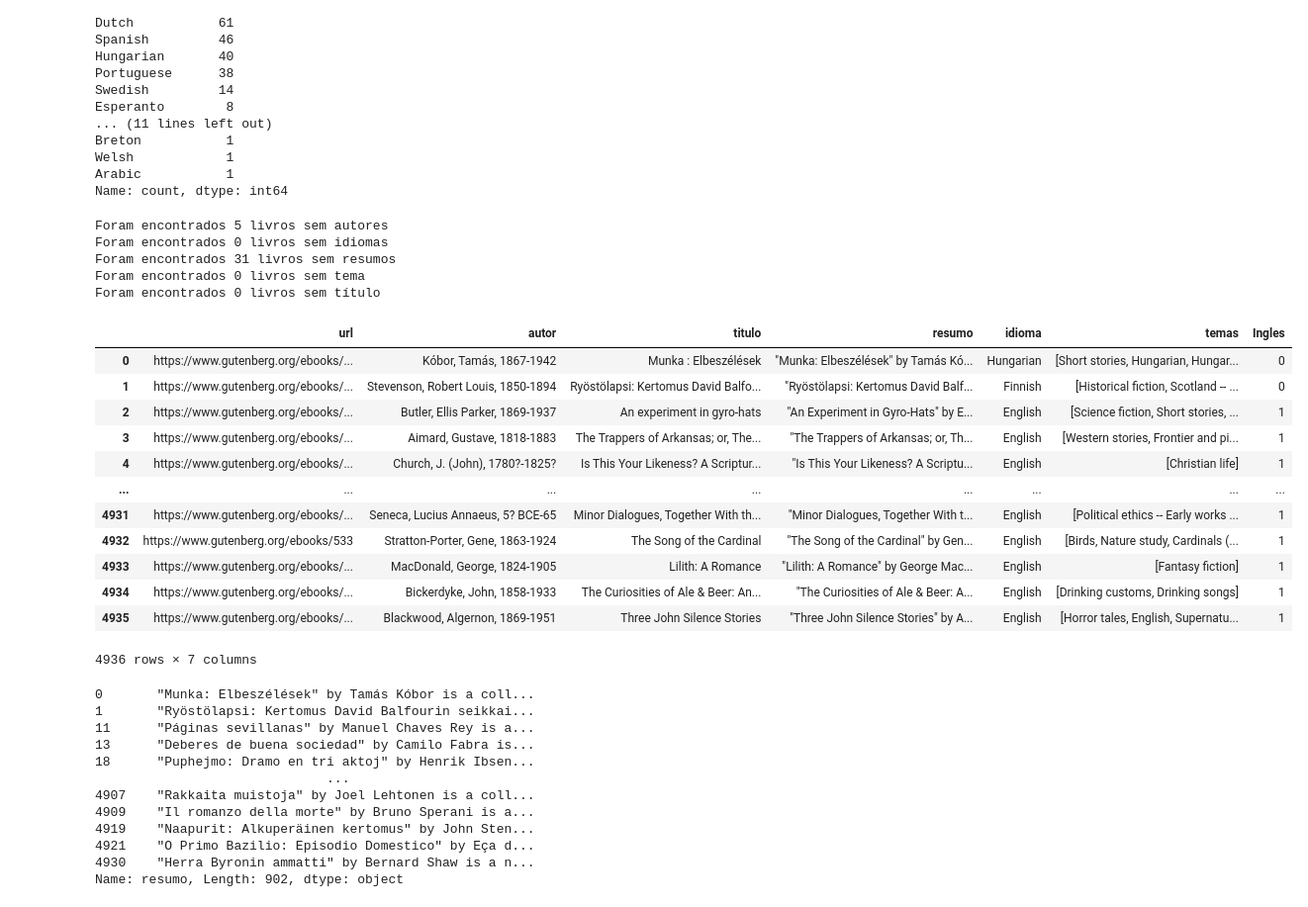
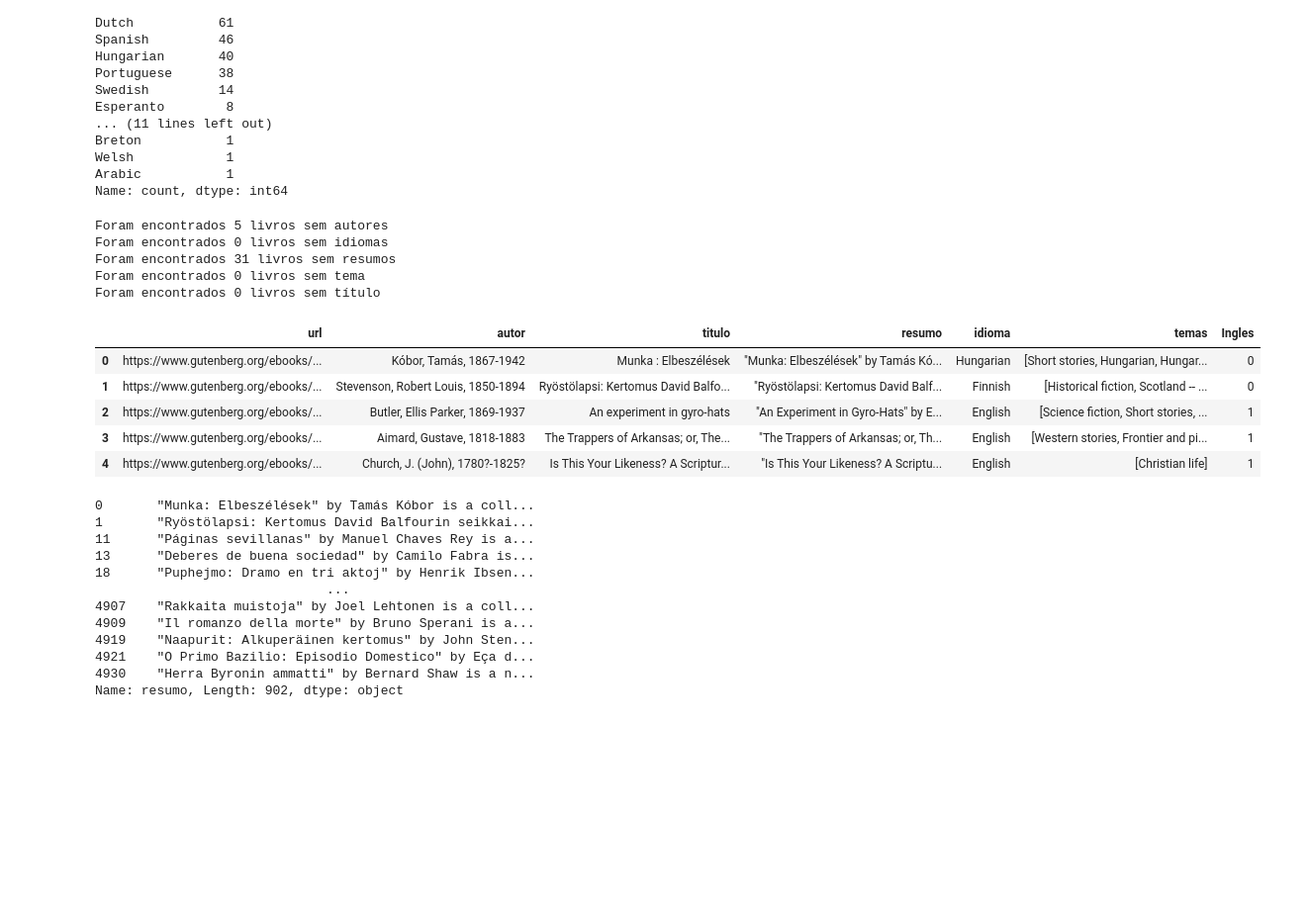
Before and after one commit to Joao-Izzi/web_scrapping_projeto, a Jupyter notebook: web_scrapping.ipynb, the cells around one changed output. Shown at 99% size. Saved outputs shown, nothing was run; the diff lists cells and outputs as text; code cells hidden in the pictures; blank space fills up the shorter version.

```diff
--- a/web_scrapping.ipynb
+++ b/web_scrapping.ipynb
@@ -435,38 +435,31 @@ Name: count, dtype: int64
 # %%
 print(f"Foram encontrados {sum(dados["autor"] == "Não foi possível obter")} livros sem autores")
 print(f"Foram encontrados {sum(dados["idioma"] == "Não foi possível obter")} livros sem idiomas")
 print(f"Foram encontrados {sum(dados["resumo"] == "Não foi possível obter")} livros sem resumos")
 print(f"Foram encontrados {sum(dados["temas"] == "Não foi possível obter")} livros sem tema")
 print(f"Foram encontrados {sum(dados["titulo"] == "Não foi possível obter")} livros sem título")
 
 #Como eu que coletei os dados e eu faço o que eu quero com eles eu vou deletar todo mundo q eu n achei pelo menos
 #uma informação, mas eu poderia criar flag pra esses casos e so filtras eles, e também as outras colunas tão preenchidas
 # então n vai impactar nelas também, mas vou deletar aki.
 
 indices = dados[(dados["autor"] == "Não foi possível obter") | (dados["resumo"] == "Não foi possível obter")].index
 
 dados.drop(indices)
 dados.reset_index(drop=True, inplace=True)
-dados
+dados.head(5)
 # %% [output]
 Foram encontrados 5 livros sem autores
 Foram encontrados 0 livros sem idiomas
 Foram encontrados 31 livros sem resumos
 Foram encontrados 0 livros sem tema
 Foram encontrados 0 livros sem título
 |  | url | autor | titulo | resumo | idioma | temas | Ingles |
 | 0 | https://www.gutenberg.org/ebooks/... | Kóbor, Tamás, 1867-1942 | Munka : Elbeszélések | "Munka: Elbeszélések" by Tamás Kó... | Hungarian | [Short stories, Hungarian, Hungar... | 0 |
 | 1 | https://www.gutenberg.org/ebooks/... | Stevenson, Robert Louis, 1850-1894 | Ryöstölapsi: Kertomus David Balfo... | "Ryöstölapsi: Kertomus David Balf... | Finnish | [Historical fiction, Scotland -- ... | 0 |
 | 2 | https://www.gutenberg.org/ebooks/... | Butler, Ellis Parker, 1869-1937 | An experiment in gyro-hats | "An Experiment in Gyro-Hats" by E... | English | [Science fiction, Short stories, ... | 1 |
 | 3 | https://www.gutenberg.org/ebooks/... | Aimard, Gustave, 1818-1883 | The Trappers of Arkansas; or, The... | "The Trappers of Arkansas; or, Th... | English | [Western stories, Frontier and pi... | 1 |
 | 4 | https://www.gutenberg.org/ebooks/... | Church, J. (John), 1780?-1825? | Is This Your Likeness? A Scriptur... | "Is This Your Likeness? A Scriptu... | English | [Christian life] | 1 |
-| ... | ... | ... | ... | ... | ... | ... | ... |
-| 4931 | https://www.gutenberg.org/ebooks/... | Seneca, Lucius Annaeus, 5? BCE-65 | Minor Dialogues, Together With th... | "Minor Dialogues, Together With t... | English | [Political ethics -- Early works ... | 1 |
-| 4932 | https://www.gutenberg.org/ebooks/533 | Stratton-Porter, Gene, 1863-1924 | The Song of the Cardinal | "The Song of the Cardinal" by Gen... | English | [Birds, Nature study, Cardinals (... | 1 |
-| 4933 | https://www.gutenberg.org/ebooks/... | MacDonald, George, 1824-1905 | Lilith: A Romance | "Lilith: A Romance" by George Mac... | English | [Fantasy fiction] | 1 |
-| 4934 | https://www.gutenberg.org/ebooks/... | Bickerdyke, John, 1858-1933 | The Curiosities of Ale & Beer: An... | "The Curiosities of Ale & Beer: A... | English | [Drinking customs, Drinking songs] | 1 |
-| 4935 | https://www.gutenberg.org/ebooks/... | Blackwood, Algernon, 1869-1951 | Three John Silence Stories | "Three John Silence Stories" by A... | English | [Horror tales, English, Supernatu... | 1 |
-4936 rows × 7 columns
 # %%
 # como os resumos são gerados por uma IA diretamente eles também estão todos em inglês então não vou precisar me preocupar
 #com diferentes linguas durante a análise
```
Also changed, not shown: parts of 4 cells of this notebook.
